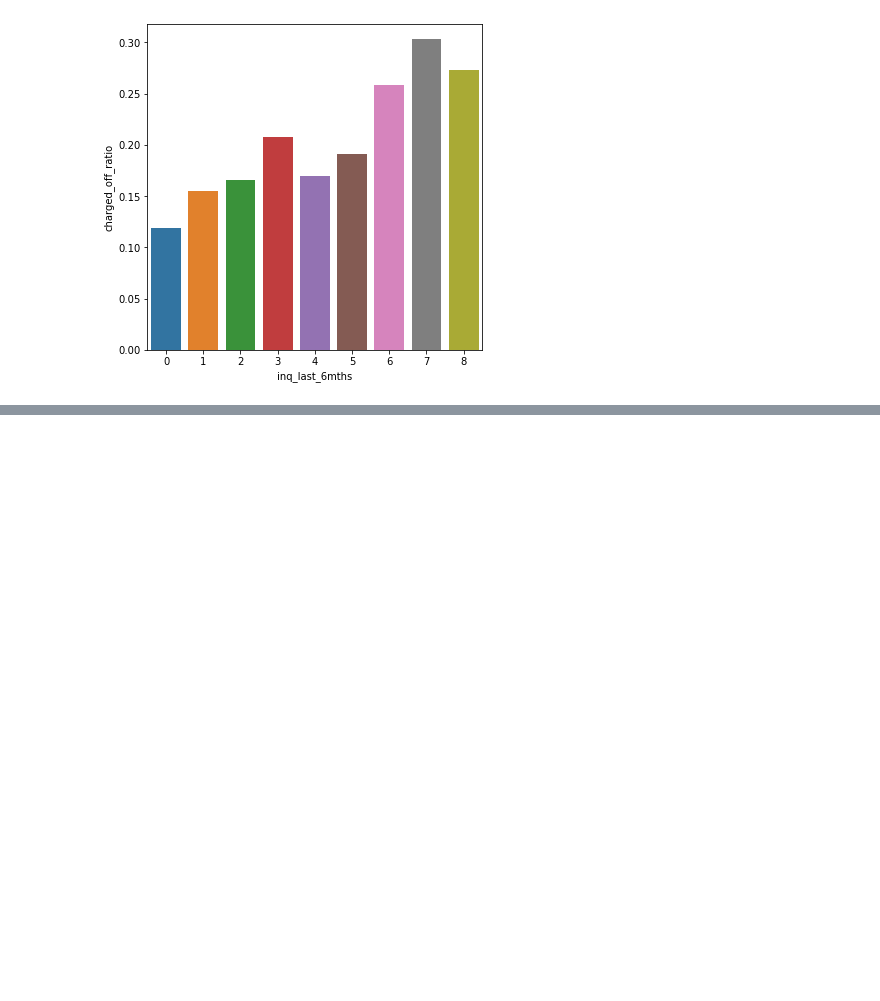
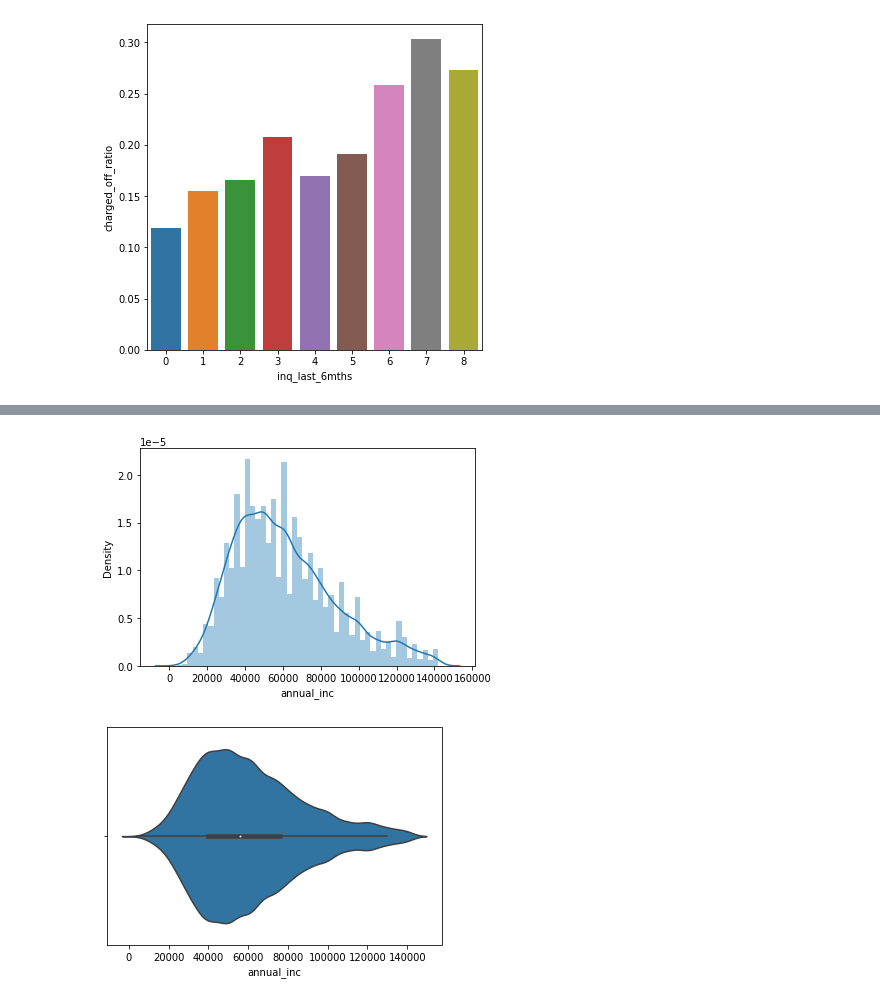
Before and after one commit to sivaprasadt246/LendingClubCaseStudy, a Jupyter notebook: SivaPrasadThota.ipynb, the cells around one changed output, grey strips where cells are left out. Drawn from its saved outputs; the diff is of its cells as text; code cells hidden in the pictures; blank space fills up the shorter version.

```diff
--- a/SivaPrasadThota.ipynb
+++ b/SivaPrasadThota.ipynb
@@ -563,0 +586,9 @@ loan_status  inq_last_6mths  Charged Off  Current  Fully Paid
+# %%
+loan_debt=loanDf[loanDf.purpose=='debt_consolidation']
+sns.distplot(loan_debt.annual_inc)
+plt.show()
+sns.violinplot(loan_debt.annual_inc)
+plt.show()
+# %% [output]
+[figure, added]
+[figure, added]
```
Also changed, not shown: parts of 10 cells of this notebook.
